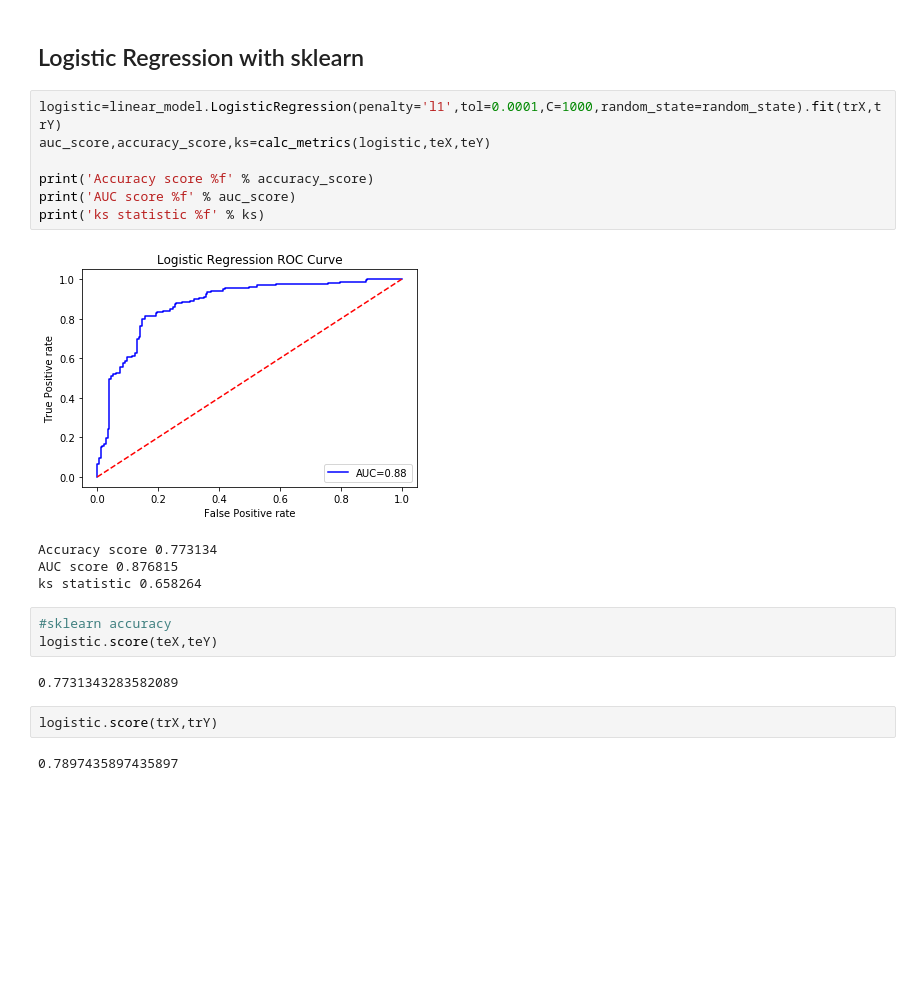
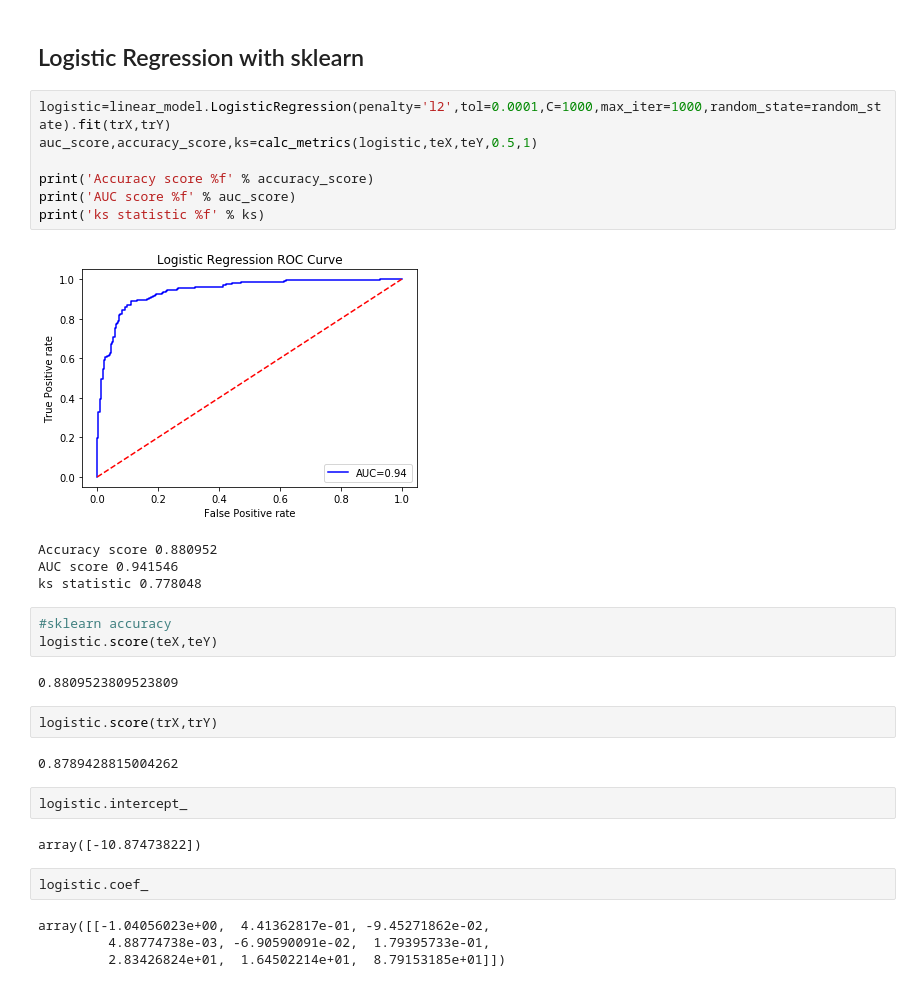
Before and after one commit to YangGao1/Bankruptcy_Prediction, a Jupyter notebook: code/Logistic.ipynb, the cells around one changed output. Saved outputs shown, nothing was run; the diff lists cells and outputs as text; blank space fills up the shorter version.

Commit message:
Logistic final model
AUC:0.94
Precision:0.88

```diff
--- a/code/Logistic.ipynb
+++ b/code/Logistic.ipynb
@@ -21,23 +57,33 @@ df_new[columns_selected].corr()
 # %% [markdown]
 ## Logistic Regression with sklearn
 # %%
-logistic=linear_model.LogisticRegression(penalty='l1',tol=0.0001,C=1000,random_state=random_state).fit(trX,trY)
-auc_score,accuracy_score,ks=calc_metrics(logistic,teX,teY)
+logistic=linear_model.LogisticRegression(penalty='l2',tol=0.0001,C=1000,max_iter=1000,random_state=random_state).fit(trX,trY)
+auc_score,accuracy_score,ks=calc_metrics(logistic,teX,teY,0.5,1)
 
 print('Accuracy score %f' % accuracy_score)
 print('AUC score %f' % auc_score)
 print('ks statistic %f' % ks)
 # %% [output]
-[figure, old version]
+[figure, new version]
-Accuracy score 0.773134
-AUC score 0.876815
-ks statistic 0.658264
+Accuracy score 0.880952
+AUC score 0.941546
+ks statistic 0.778048
 # %%
 #sklearn accuracy
 logistic.score(teX,teY)
 # %% [output]
-0.7731343283582089
+0.8809523809523809
 # %%
 logistic.score(trX,trY)
 # %% [output]
-0.7897435897435897
+0.8789428815004262
+# %%
+logistic.intercept_
+# %% [output]
+array([-10.87473822])
+# %%
+logistic.coef_
+# %% [output]
+array([[-1.04056023e+00,  4.41362817e-01, -9.45271862e-02,
+         4.88774738e-03, -6.90590091e-02,  1.79395733e-01,
+         2.83426824e+01,  1.64502214e+01,  8.79153185e+01]])
```
Also changed, not shown: parts of 7 cells of this notebook, 2 other files.
